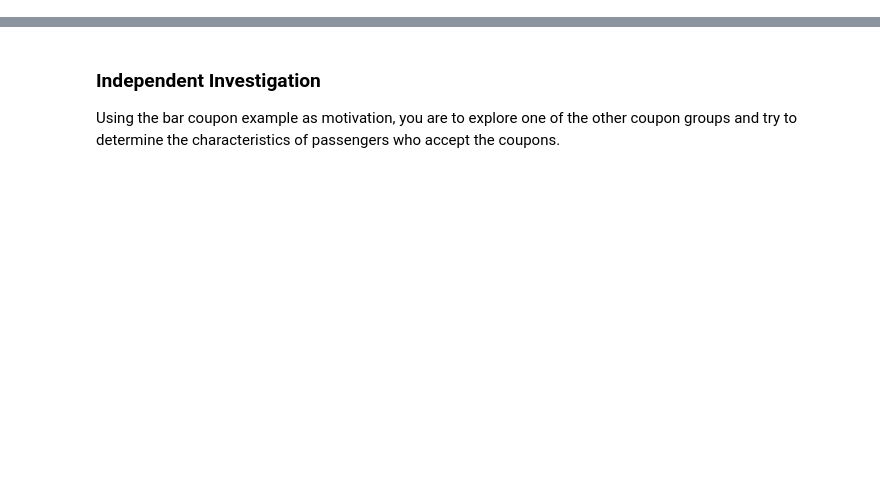
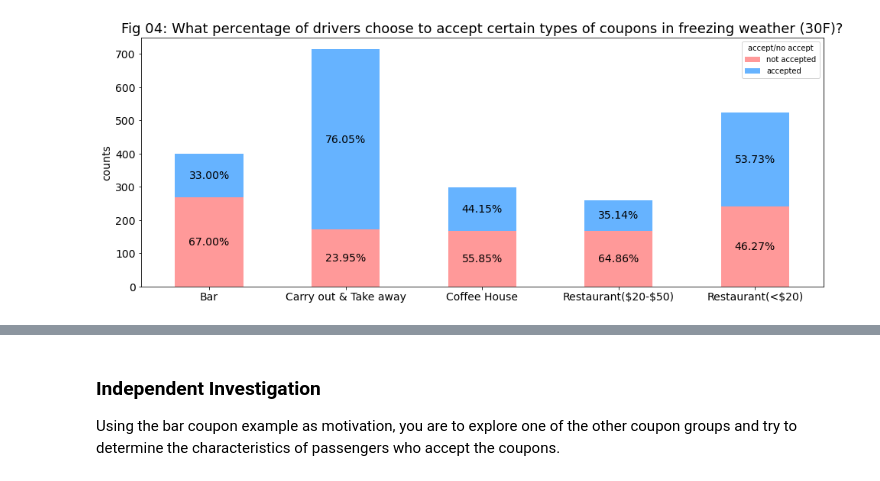
Before and after one commit to ytsai2937/kraftwerk, a Jupyter notebook: assignment_5_1_starter/assignment_5_1.ipynb, the cells around one changed output, grey strips where cells are left out. Saved outputs shown, nothing was run; the diff lists cells and outputs as text; code cells hidden in the pictures; blank space fills up the shorter version.

```diff
--- a/assignment_5_1_starter/assignment_5_1.ipynb
+++ b/assignment_5_1_starter/assignment_5_1.ipynb
@@ -283,0 +311,37 @@ plt.show()
+# %%
+df_coupon_t30 = df_temp[df_temp["temperature"]==30].reset_index().groupby(["coupon","accept/no accept"]).size().unstack()
+df_coupon_t30.index = ['Bar', 'Carry out & Take away', 'Coffee House', 'Restaurant(\$20-\$50)','Restaurant(<\$20)']
+
+totals = df_coupon_t30["not accepted"]+df_coupon_t30["accepted"]
+df_coupon_t30["not accepted (%)"] = np.round((df_coupon_t30["not accepted"]/totals)*100,2)
+df_coupon_t30["accepted (%)"] = np.round((df_coupon_t30["accepted"]/totals)*100,2)
+
+fig_04 = plt.figure(figsize=(16,6),facecolor="white")
+df_coupon_t30[["not accepted","accepted"]].plot.bar(\
+    ax=plt.gca(),
+    color=colors,
+    fontsize=14,
+    stacked=True)
+
+for x_val in range(df_coupon_t30.shape[0]):
+    idx = df_coupon_t30.index[x_val]
+    y_val1 = df_coupon_t30.loc[idx,"not accepted"]/2
+    y_val2 = df_coupon_t30.loc[idx,"not accepted"]+(df_coupon_t30.loc[idx,"accepted"]/2)
+
+    plt.text(x_val,y_val1,"%.2f%%" %(df_coupon_t30.loc[idx,"not accepted (%)"]),\
+        horizontalalignment="center",
+        verticalalignment="center",
+        fontsize=14)
+    plt.text(x_val,y_val2,"%.2f%%" %(df_coupon_t30.loc[idx,"accepted (%)"]),\
+        horizontalalignment="center",
+        verticalalignment="center",
+        fontsize=14)
+
+
+plt.title("Fig 04: What percentage of drivers choose to accept certain types of coupons in freezing weather (30F)?",fontsize=18)
+plt.xlabel("")
+plt.xticks(rotation=0)
+plt.ylabel("counts",fontsize=14)
+plt.show()
+# %% [output]
+[figure, added]
```
Also changed, not shown: parts of 76 cells of this notebook.
